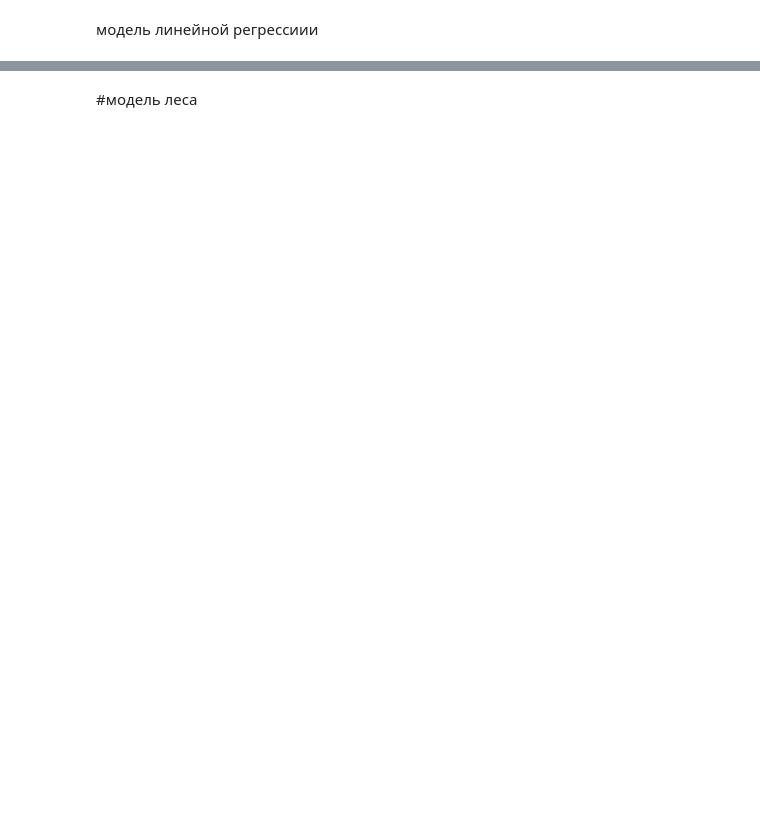
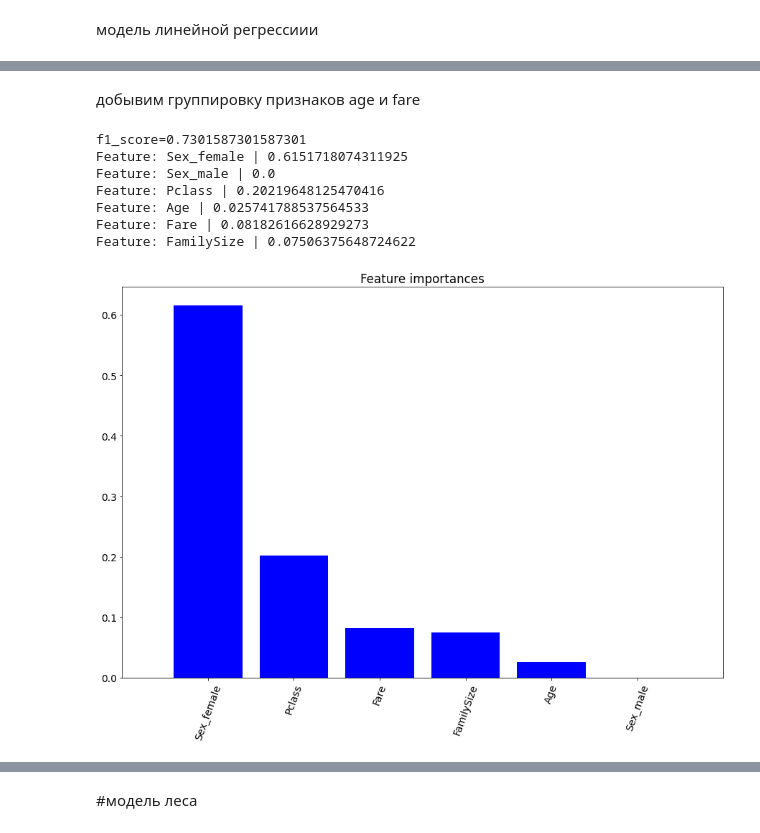
Before and after one commit to aligtr/ml, a Jupyter notebook: Lab3_RandomForest.ipynb, the cells around one changed output, grey strips where cells are left out. Drawn from its saved outputs; the diff is of its cells as text; code cells hidden in the pictures; blank space fills up the shorter version.

```diff
--- a/Lab3_RandomForest.ipynb
+++ b/Lab3_RandomForest.ipynb
@@ -238,0 +327,2 @@ table
+# %% [markdown]
+добывим группировку признаков age и fare
@@ -238,0 +359,35 @@ table
+# %%
+TRAIN_RATIO = 0.8
+
+y_data = df['Survived']
+feature_names=df_enc.columns
+X_data=df_enc[feature_names]
+X_train, X_test, y_train, y_test = train_test_split(
+    X_data, y_data,
+    train_size=TRAIN_RATIO,
+    random_state=RANDOM_STATE,
+    stratify=y_data
+)
+ohe_column_names = preprocessor \
+    .named_transformers_['cat'] \
+    .named_steps['enc'] \
+    .get_feature_names(categorical_features)
+
+recovered_feat_names = \
+    list(ohe_column_names) + \
+    list(numeric_features)
+tree = DecisionTreeClassifier(random_state=42,max_depth=3,criterion='entropy')
+tree.fit(X_train, y_train)
+y_pred=tree.predict(X_test)
+f1 = f1_score(y_test,y_pred)
+print(f'f1_score={f1}')
+show_importance(tree, recovered_feat_names, X_train)
+# %% [output]
+f1_score=0.7301587301587301
+Feature: Sex_female | 0.6151718074311925
+Feature: Sex_male | 0.0
+Feature: Pclass | 0.20219648125470416
+Feature: Age | 0.025741788537564533
+Feature: Fare | 0.08182616628929273
+Feature: FamilySize | 0.07506375648724622
+[figure, added]
```
Also changed, not shown: parts of 39 cells of this notebook.
